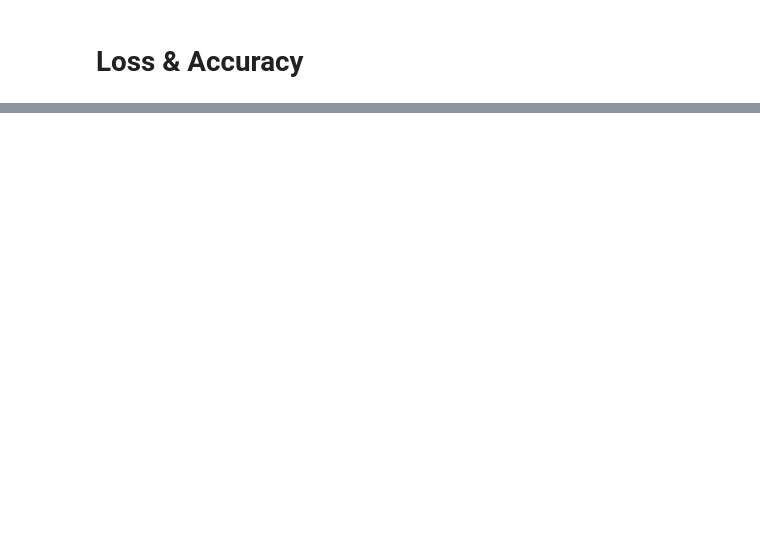
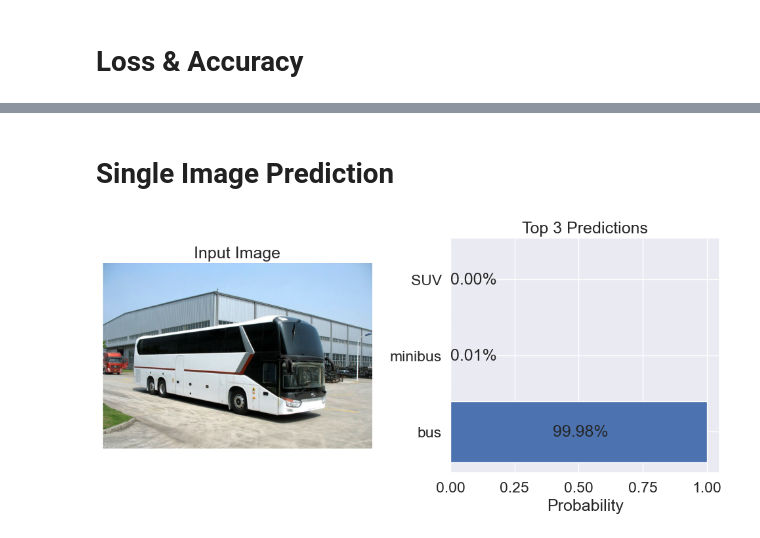
Before and after one commit to kodo-yousif/AI-Practical-Tasks-2024-2025, a Jupyter notebook: final/Group-A_Vehicle-Classification/notebooks/CNN_classifier.ipynb, the cells around one changed output, grey strips where cells are left out. Saved outputs shown, nothing was run; the diff lists cells and outputs as text; code cells hidden in the pictures; blank space fills up the shorter version.

```diff
--- a/final/Group-A_Vehicle-Classification/notebooks/CNN_classifier.ipynb
+++ b/final/Group-A_Vehicle-Classification/notebooks/CNN_classifier.ipynb
@@ -145,9 +152,11 @@ class LitModel(pl.LightningModule):
 
         self.accuracy = torchmetrics.Accuracy(task="multiclass", num_classes=num_classes)
 
-        def forward(self, x):
-            x = self.fc(x)
-            return x
+    def forward(self, x):
+        x = self.features(x)
+        x = x.view(x.size(0), -1)  # Flatten the output for the fully connected layer
+        x = self.fc(x)
+        return x
 
     def training_step(self, batch, batch_idx):
         x, y = batch
@@ -253,0 +345,37 @@ plt.show()
+# %% [markdown]
+<h1>Single Image Prediction</h1>
+# %%
+def predict_single_image(image_path, model, transform):
+    image = Image.open(image_path).convert('RGB')
+    input_tensor = transform(image).unsqueeze(0)
+
+    model.eval()
+    with torch.no_grad():
+        output = model(input_tensor)
+        probabilities = F.softmax(output, dim=1)[0]
+
+    top_probs, top_classes = torch.topk(probabilities, k=3)
+
+    plt.figure(figsize=(10, 5))
+
+    plt.subplot(1, 2, 1)
+    plt.imshow(image)
+    plt.axis('off')
+    plt.title('Input Image')
+
+    plt.subplot(1, 2, 2)
+    bars = plt.barh([class_names[i] for i in top_classes], top_probs.cpu().numpy())
+    plt.xlabel('Probability')
+    plt.title('Top 3 Predictions')
+
+    for bar in bars:
+        width = bar.get_width()
+        plt.text(width / 2.5, bar.get_y() + bar.get_height() / 2,
+                 f'{width:.2%}', ha='left', va='center')
+
+    plt.tight_layout()
+    plt.show()
+
+predict_single_image("../datasets/val/bus/1b9471eefb6f3951f127beb69ef5a584.jpg", model, val_transform)
+# %% [output]
+[figure, added]
```
Also changed, not shown: parts of 10 cells of this notebook, 3 other files.
